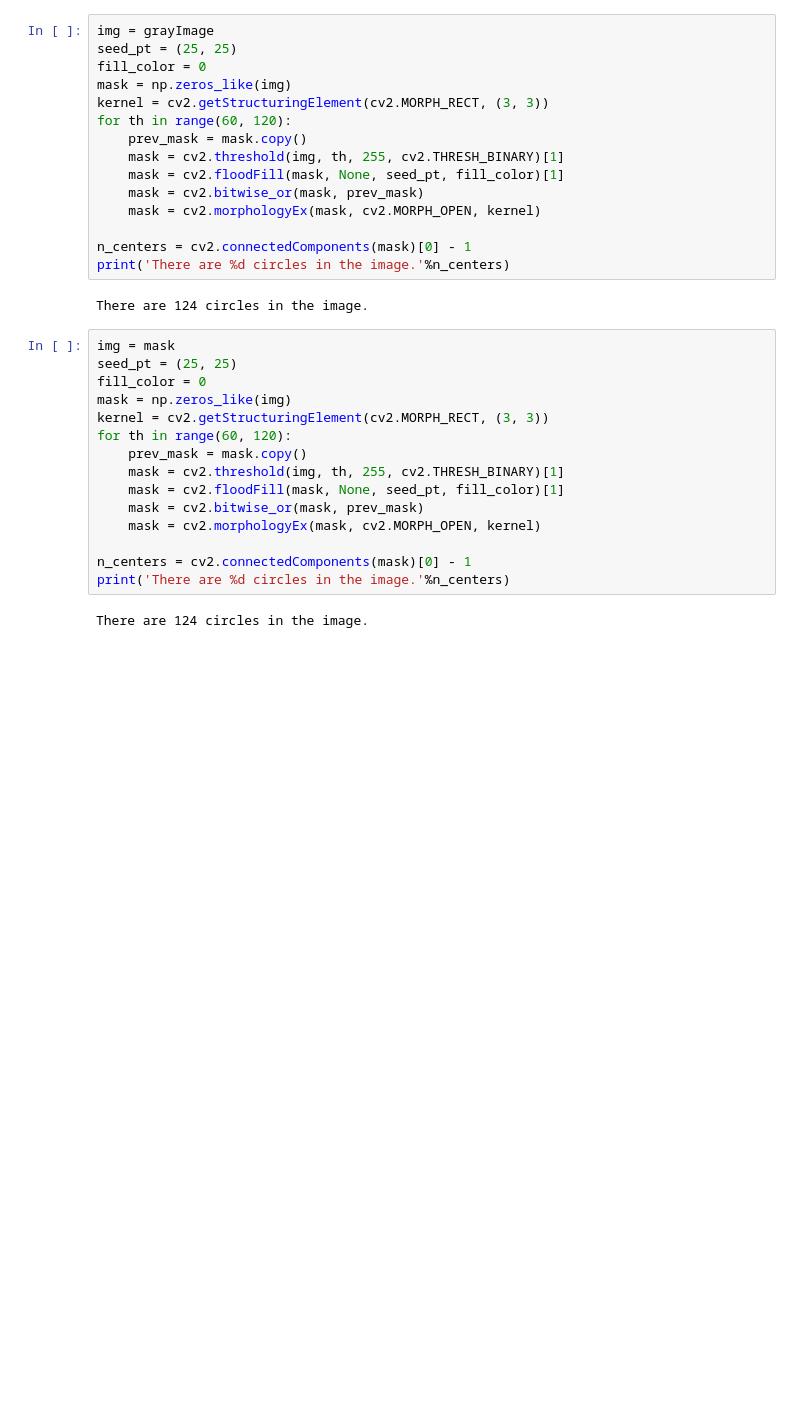
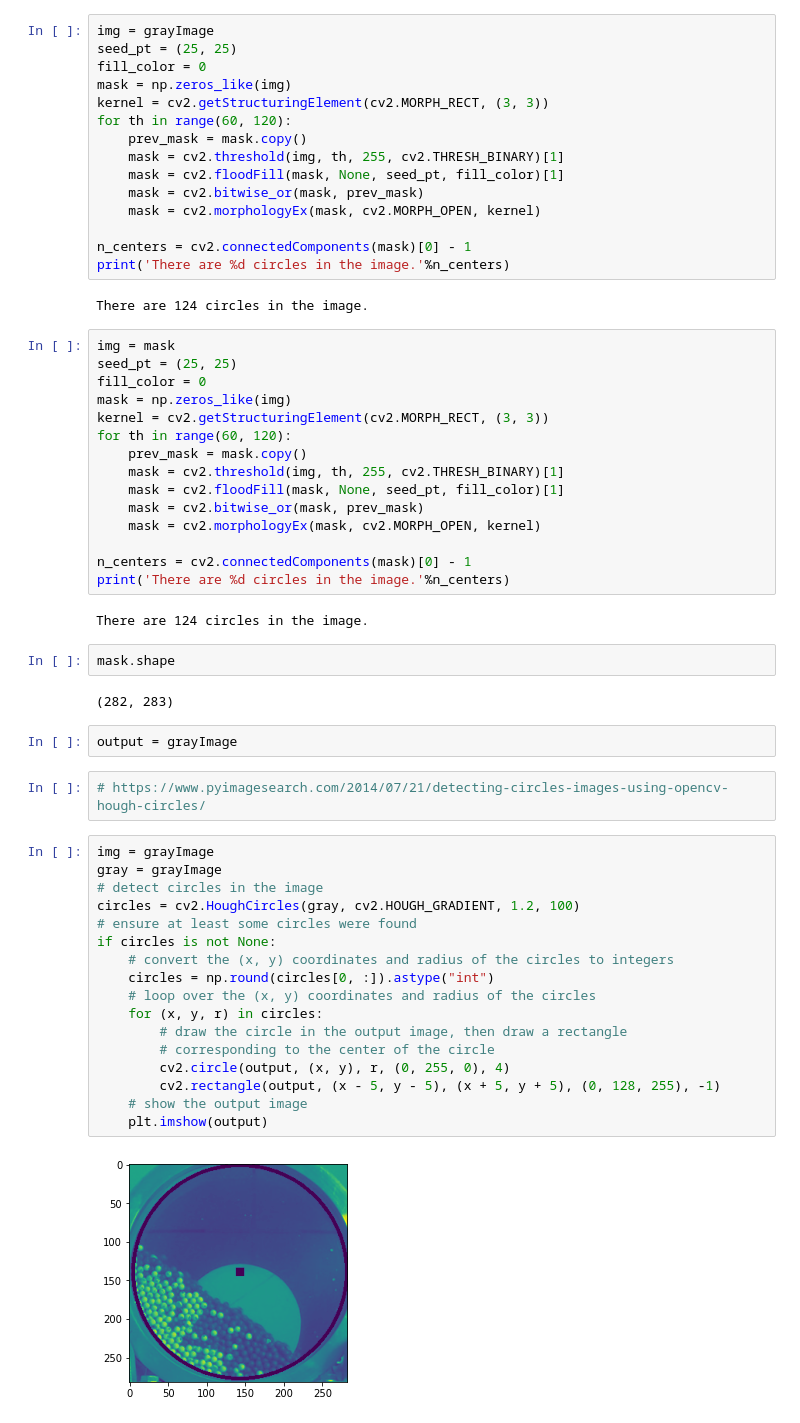
Before and after one commit to ucfilho/Doubts_Students, a Jupyter notebook: drum_nov_2021.ipynb, the cells around one changed output. Saved outputs shown, nothing was run; the diff lists cells and outputs as text; blank space fills up the shorter version.

```diff
--- a/drum_nov_2021.ipynb
+++ b/drum_nov_2021.ipynb
@@ -102,3 +102,30 @@ n_centers = cv2.connectedComponents(mask)[0] - 1
 print('There are %d circles in the image.'%n_centers)
 # %% [output]
 There are 124 circles in the image.
+# %%
+mask.shape
+# %% [output]
+(282, 283)
+# %%
+output = grayImage
+# %%
+# https://www.pyimagesearch.com/2014/07/21/detecting-circles-images-using-opencv-hough-circles/
+# %%
+img = grayImage
+gray = grayImage
+# detect circles in the image
+circles = cv2.HoughCircles(gray, cv2.HOUGH_GRADIENT, 1.2, 100)
+# ensure at least some circles were found
+if circles is not None:
+	# convert the (x, y) coordinates and radius of the circles to integers
+	circles = np.round(circles[0, :]).astype("int")
+	# loop over the (x, y) coordinates and radius of the circles
+	for (x, y, r) in circles:
+		# draw the circle in the output image, then draw a rectangle
+		# corresponding to the center of the circle
+		cv2.circle(output, (x, y), r, (0, 255, 0), 4)
+		cv2.rectangle(output, (x - 5, y - 5), (x + 5, y + 5), (0, 128, 255), -1)
+	# show the output image
+	plt.imshow(output)
+# %% [output]
+[figure, added]
```
Also changed, not shown: parts of 2 cells of this notebook.
